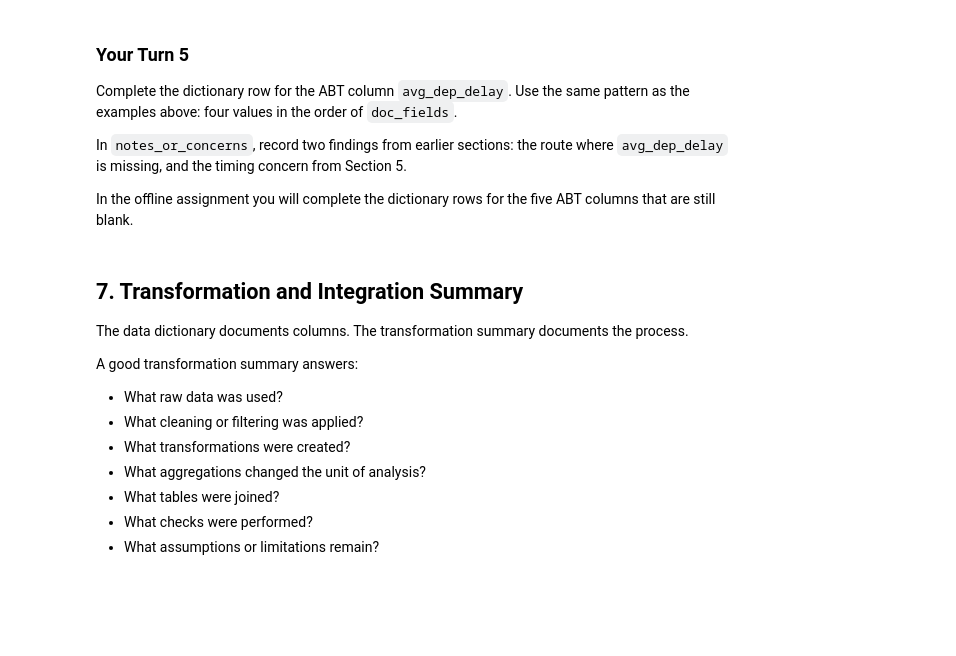
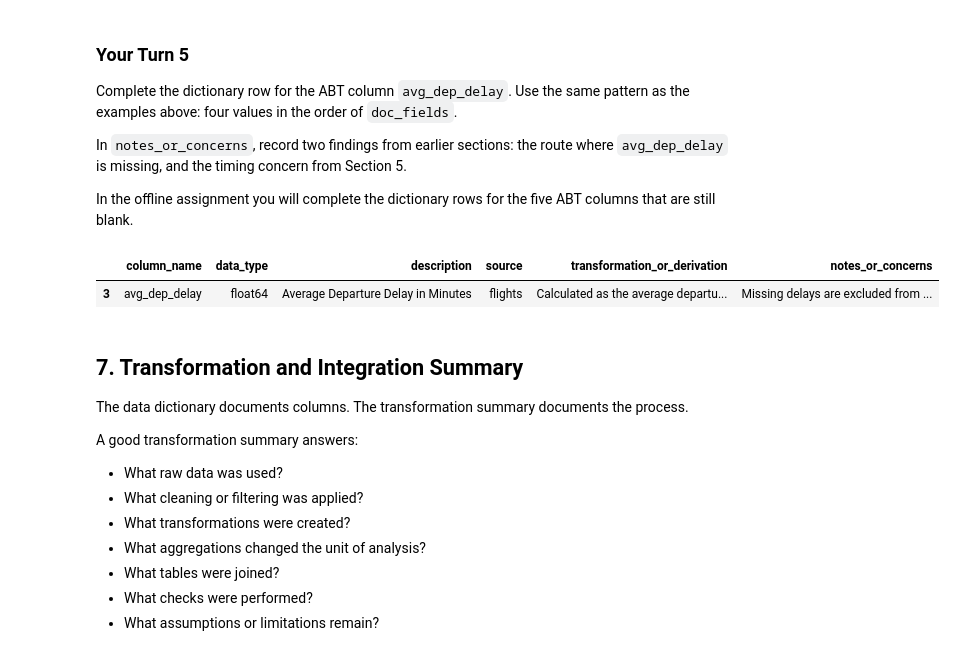
Before and after one commit to zambuggy/module11_abt_documentation_guided_lab.ipynb, a Jupyter notebook: notebooks/module11_abt_documentation_guided_lab.ipynb, the cells around one changed output. Saved outputs shown, nothing was run; the diff lists cells and outputs as text; code cells hidden in the pictures; blank space fills up the shorter version.

```diff
--- a/notebooks/module11_abt_documentation_guided_lab.ipynb
+++ b/notebooks/module11_abt_documentation_guided_lab.ipynb
@@ -394,14 +546,19 @@ In the offline assignment you will complete the dictionary rows for the five ABT
 # %%
 # Your Turn 5 - document the ABT column avg_dep_delay (one dictionary row).
 # Replace the four empty strings, in the order of doc_fields, then run the cell.
 your_turn_entries = {
-    "avg_dep_delay": ["", "", "", ""],
+    "avg_dep_delay": ["Average Departure Delay in Minutes", "flights",
+                      "Calculated as the average departure delay by origin and dest",
+                      "Missing delays are excluded from average"],
 }
 
 for abt_column, values in your_turn_entries.items():
     data_dictionary.loc[data_dictionary["column_name"] == abt_column, doc_fields] = values
 
 data_dictionary[data_dictionary["column_name"] == "avg_dep_delay"]
+# %% [output]
+|  | column_name | data_type | description | source | transformation_or_derivation | notes_or_concerns |
+| 3 | avg_dep_delay | float64 | Average Departure Delay in Minutes | flights | Calculated as the average departu... | Missing delays are excluded from ... |
 # %% [markdown]
 ## 7. Transformation and Integration Summary
 
```
Also changed, not shown: parts of 30 cells of this notebook.
